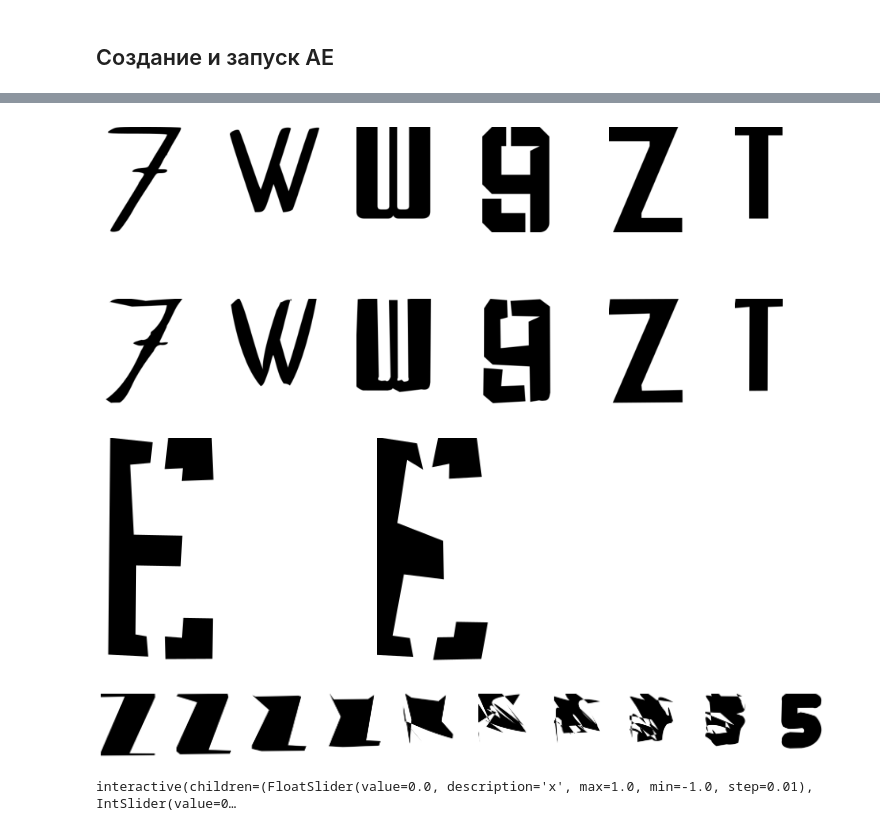
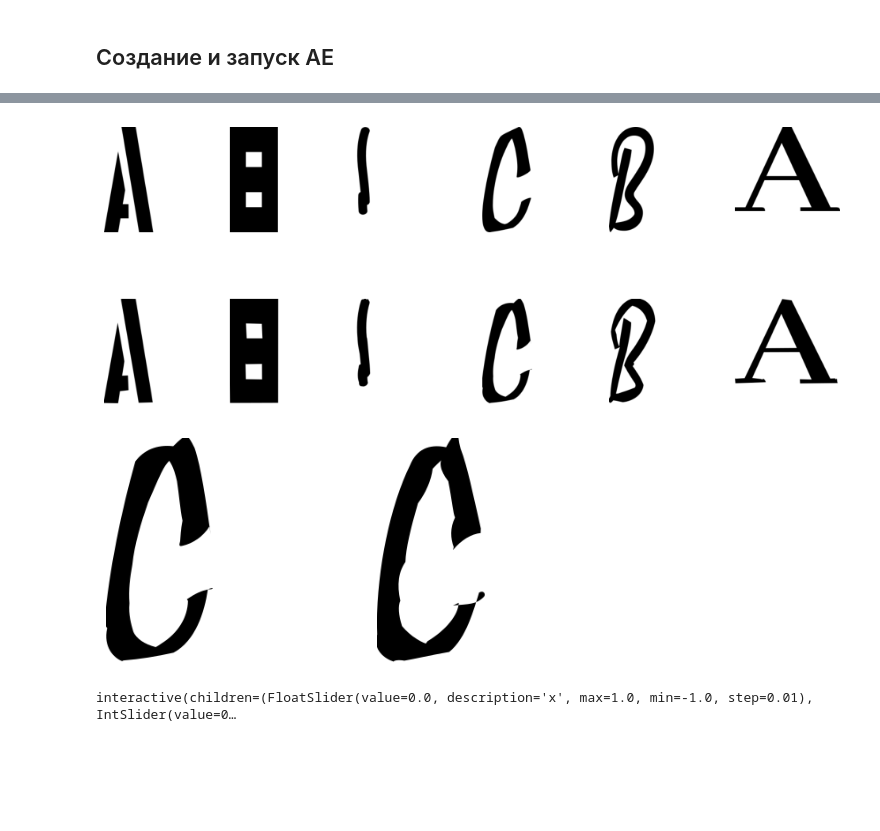
Before and after one commit to flydzen/diploma, a Jupyter notebook: diffuse_cond.ipynb, the cells around one changed output, grey strips where cells are left out. Saved outputs shown, nothing was run; the diff lists cells and outputs as text; code cells hidden in the pictures; blank space fills up the shorter version.

```diff
--- a/diffuse_cond.ipynb
+++ b/diffuse_cond.ipynb
@@ -189,7 +188,7 @@ class Block(nn.Module):
 class AE(nn.Module):
     activation = nn.Tanh
 
-    def __init__(self, params, line_size):
+    def __init__(self, params, line_size, discriminator=None):
         super().__init__()
         self.line_size = line_size
 
@@ -207,6 +206,7 @@ class AE(nn.Module):
 
         self.encoder = nn.Sequential(*self.encoder)
         self.decoder = nn.Sequential(*self.decoder)
+        self.discriminator = discriminator
 
     def encode(self, x):
         x = x.view(x.shape[0], -1)
@@ -226,14 +226,35 @@ class AE(nn.Module):
         mse = F.mse_loss(x_hat, x, reduction='sum')
         return mse / x.shape[0]
 
+    def style_loss(self, x, font_names):
+        result = torch.tensor(5, dtype=torch.float32).to(device)
+        used = 0
+        for font in font_names:
+            ln = len(font)
+            used += ln
+
+            x_font = x[used:used + ln]
+
+            mean = x_font.mean(axis=0)
+            diff = (x_font - mean) ** 2
+            result += diff.sum()
+        return result / len(x)
+
     def train_fn(self, epoch, epochs, dataloader, optimizer, scheduler, pbar=None, show=True):
         self.train()
         num_batches = len(dataloader)
-        for batch, (images, _, _) in enumerate(dataloader):
+        for batch, (images, _, font_names) in enumerate(dataloader):
+            # bs x ? x 32 x 11
+            images = np.concatenate(images)
             images = torch.Tensor(images).to(device)
 
-            output = self(images)
-            loss = self.loss(output, images)
+            z = self.encode(images)
+            output = self.decode(z)
+
+            # style_loss = self.style_loss(z, font_names)
+            mse_loss = self.loss(output, images)
+
+            loss = mse_loss
 
             optimizer.zero_grad()
             loss.backward()
@@ -253,6 +274,7 @@ class AE(nn.Module):
         self.eval()
         tmp_test_loss = []
         for images, _, _ in dataloader:
+            images = np.concatenate(images)
             images = torch.Tensor(images).to(device)
 
             result = self(images)
@@ -386,8 +426,8 @@ study.optimize(run_for_search, n_trials=4 show_progress_bar=True)
 GLIPH_WIDTH = 256
 params = [SVG.ENCODE_HEIGHT * SVG.ENCODE_WIDTH, 2467, 1775, 862, 755, 657, GLIPH_WIDTH]
 
-# lr = 9e-5
-lr = 1e-4
+lr = 3e-5
+# lr = 1e-4
 
 model_ae_path = f'models/AE/AE_{SVG.ENCODE_HEIGHT}_{",".join(map(str,params))}/ckpt.pt'
 model_ae, optimizer, scheduler = setup_ae(
@@ -398,6 +438,7 @@ model_ae, optimizer, scheduler = setup_ae(
     step_size=3,
     step_gamma=0.975,
 )
+progresser = Progresser(train_dataloader)
 if Path(model_ae_path).exists():
     print('Loaded from file')
     model_ae.load_state_dict(torch.load(model_ae_path))
@@ -443,24 +482,30 @@ run(
 # %%
 #!g1.4
 imgs_num = 6
 plt.figure(figsize=(2 * imgs_num, 8))
 plt.axis('off')
 
-samples, _, _ = dataset_train[400*imgs_num:(400 + 100)*imgs_num: 100]
+pre_samples, _, _ = dataset_train[:(100)*imgs_num: 100]
+
+samples = []
+for font in pre_samples:
+    samples.append(font[0].reshape(1, SVG.ENCODE_HEIGHT, SVG.ENCODE_WIDTH))
+samples = np.concatenate(samples)
+
 model_ae.eval()
 processed_samples = to_numpy(model_ae(torch.Tensor(samples).to(device)))
 
 for i in range(imgs_num):
     plt.subplot(3, imgs_num, i + 1)
     plt.axis('off')
     show_sampled(samples[i])
 for i in range(imgs_num):
     plt.subplot(3, imgs_num, imgs_num + i + 1)
     plt.axis('off')
     show_sampled(processed_samples[i])
 plt.show()
 # %% [output]
-[figure, old version]
+[figure, new version]
 # %%
 #!g1.4
 def decode_img(d):
@@ -474,7 +519,7 @@ def encode_img(d):
         return model_ae.encode(d)
 # %%
 #!g1.4
-sample, _, _ = dataset_train[2 * 3]
+sample = dataset_train[100 * 3][0][0]
 
 sample = torch.Tensor(sample.reshape((1, -1))).to(device)
 
@@ -493,28 +538,5 @@ plt.axis('off')
 show_sampled(to_numpy(decode_img(sp)[0]))
 plt.show()
 # %% [output]
-[figure, old version]
+[figure, new version]
-# %%
-#!g1.4
-imgs_num = 10
-
-# fig, ax = plt.subplots(nrows=1, ncols=10)
-plt.figure(figsize=(2 * imgs_num, 5))
-# plt.axis('off')
-
-sample1, _, _ = dataset_train[2000]
-sample2, _, _ = dataset_train[1897]
-
-sample1 = encode_img(torch.Tensor([sample1]).to(device))
-sample2 = encode_img(torch.Tensor([sample2]).to(device))
-
-for ind, i in enumerate(np.linspace(0, 1, imgs_num)):
-    mix = sample1 * i + sample2 * (1 - i)
-    plt.subplot(1, imgs_num, ind + 1)
-    plt.axis('off')
-    show_sampled(to_numpy(decode_img(mix)[0]))
-
-plt.show()
-# %% [output]
-[figure, removed]
 # %%
```
Also changed, not shown: parts of 24 cells of this notebook, 7 other files.
